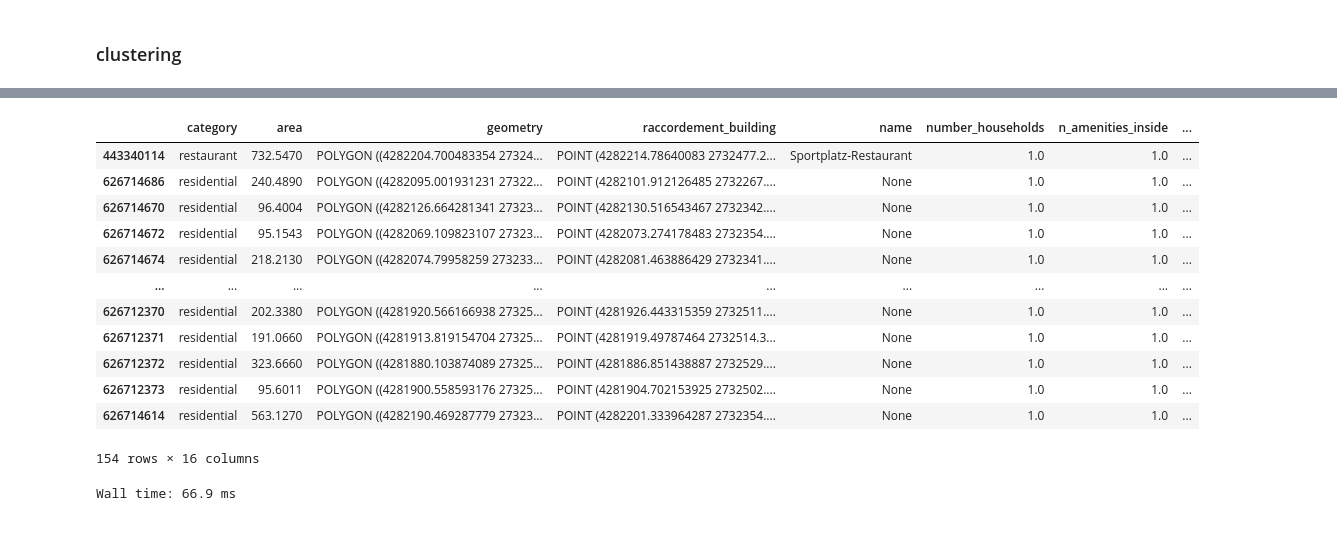
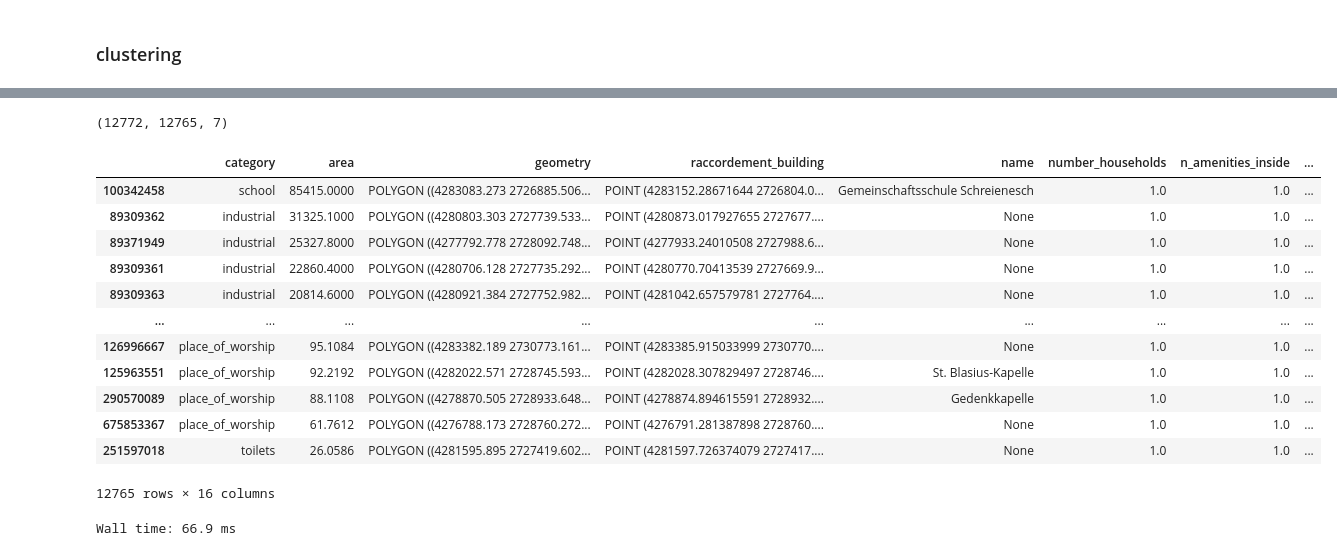
Before and after one commit to openego/ding0, a Jupyter notebook: ding0/lv_grid_testing-08.18_ons_dist_threshold_400.ipynb, the cells around one changed output, grey strips where cells are left out. Drawn from its saved outputs; the diff is of its cells as text; code cells hidden in the pictures.

```diff
--- a/ding0/lv_grid_testing-08.18_ons_dist_threshold_400.ipynb
+++ b/ding0/lv_grid_testing-08.18_ons_dist_threshold_400.ipynb
@@ -136,7 +148,7 @@ Wall time: 774 ms
 # get loadds on mv level
 #mv_lv_level_threshold = get_config_osm('mv_lv_threshold_capacity')
 # TODO weg mit den 40 wg testing
-mv_lv_level_threshold = 40
+mv_lv_level_threshold = 1000
 
 loads_mv_df = buildings_w_loads_df.loc[buildings_w_loads_df.capacity >= mv_lv_level_threshold]
 
@@ -185,19 +254,23 @@ for mvlv_subst_loc in mvlv_subst_list:
+# %%
+len(buildings_w_loads_df), len(buildings_w_loads_df.loc[buildings_w_loads_df.capacity < 5500]), len(buildings_w_loads_df.loc[buildings_w_loads_df.capacity > 5500])
+# %% [output]
+(12772, 12765, 7)
 # %%
-buildings_w_loads_df.sort_values('capacity', ascending=False)
+buildings_w_loads_df.loc[buildings_w_loads_df.capacity < 5500].sort_values('capacity', ascending=False)
 # %% [output]
 |  | category | area | geometry | raccordement_building | name | number_households | n_amenities_inside | ... |
-| 443340114 | restaurant | 732.5470 | POLYGON ((4282204.700483354 27324... | POINT (4282214.78640083 2732477.2... | Sportplatz-Restaurant | 1.0 | 1.0 | ... |
-| 626714686 | residential | 240.4890 | POLYGON ((4282095.001931231 27322... | POINT (4282101.912126485 2732267.... | None | 1.0 | 1.0 | ... |
-| 626714670 | residential | 96.4004 | POLYGON ((4282126.664281341 27323... | POINT (4282130.516543467 2732342.... | None | 1.0 | 1.0 | ... |
-| 626714672 | residential | 95.1543 | POLYGON ((4282069.109823107 27323... | POINT (4282073.274178483 2732354.... | None | 1.0 | 1.0 | ... |
-| 626714674 | residential | 218.2130 | POLYGON ((4282074.79958259 273233... | POINT (4282081.463886429 2732341.... | None | 1.0 | 1.0 | ... |
+| 100342458 | school | 85415.0000 | POLYGON ((4283083.273 2726885.506... | POINT (4283152.28671644 2726804.0... | Gemeinschaftsschule Schreienesch | 1.0 | 1.0 | ... |
+| 89309362 | industrial | 31325.1000 | POLYGON ((4280803.303 2727739.533... | POINT (4280873.017927655 2727677.... | None | 1.0 | 1.0 | ... |
+| 89371949 | industrial | 25327.8000 | POLYGON ((4277792.778 2728092.748... | POINT (4277933.24010508 2727988.6... | None | 1.0 | 1.0 | ... |
+| 89309361 | industrial | 22860.4000 | POLYGON ((4280706.128 2727735.292... | POINT (4280770.70413539 2727669.9... | None | 1.0 | 1.0 | ... |
+| 89309363 | industrial | 20814.6000 | POLYGON ((4280921.384 2727752.982... | POINT (4281042.657579781 2727764.... | None | 1.0 | 1.0 | ... |
 | ... | ... | ... | ... | ... | ... | ... | ... | ... |
-| 626712370 | residential | 202.3380 | POLYGON ((4281920.566166938 27325... | POINT (4281926.443315359 2732511.... | None | 1.0 | 1.0 | ... |
-| 626712371 | residential | 191.0660 | POLYGON ((4281913.819154704 27325... | POINT (4281919.49787464 2732514.3... | None | 1.0 | 1.0 | ... |
-| 626712372 | residential | 323.6660 | POLYGON ((4281880.103874089 27325... | POINT (4281886.851438887 2732529.... | None | 1.0 | 1.0 | ... |
-| 626712373 | residential | 95.6011 | POLYGON ((4281900.558593176 27325... | POINT (4281904.702153925 2732502.... | None | 1.0 | 1.0 | ... |
-| 626714614 | residential | 563.1270 | POLYGON ((4282190.469287779 27323... | POINT (4282201.333964287 2732354.... | None | 1.0 | 1.0 | ... |
+| 126996667 | place_of_worship | 95.1084 | POLYGON ((4283382.189 2730773.161... | POINT (4283385.915033999 2730770.... | None | 1.0 | 1.0 | ... |
+| 125963551 | place_of_worship | 92.2192 | POLYGON ((4282022.571 2728745.593... | POINT (4282028.307829497 2728746.... | St. Blasius-Kapelle | 1.0 | 1.0 | ... |
+| 290570089 | place_of_worship | 88.1108 | POLYGON ((4278870.505 2728933.648... | POINT (4278874.894615591 2728932.... | Gedenkkapelle | 1.0 | 1.0 | ... |
+| 675853367 | place_of_worship | 61.7612 | POLYGON ((4276788.173 2728760.272... | POINT (4276791.281387898 2728760.... | None | 1.0 | 1.0 | ... |
+| 251597018 | toilets | 26.0586 | POLYGON ((4281595.895 2727419.602... | POINT (4281597.726374079 2727417.... | None | 1.0 | 1.0 | ... |
-154 rows × 16 columns
+12765 rows × 16 columns
 # %%
 from shapely.geometry import MultiPoint, Point, shape
 from grid.lv_grid.geo import get_points_in_load_area, get_convex_hull_from_points
```
Also changed, not shown: parts of 14 cells of this notebook, 1 other file.
